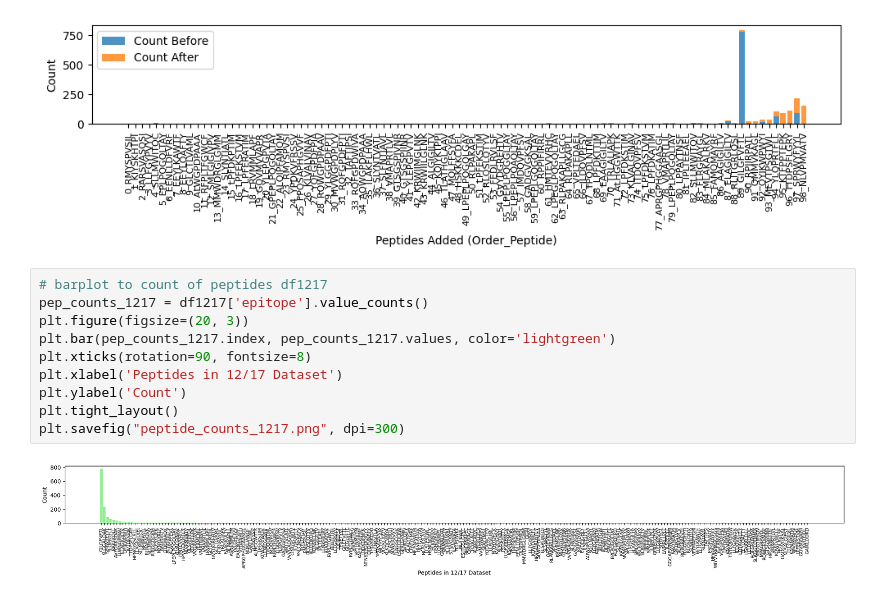
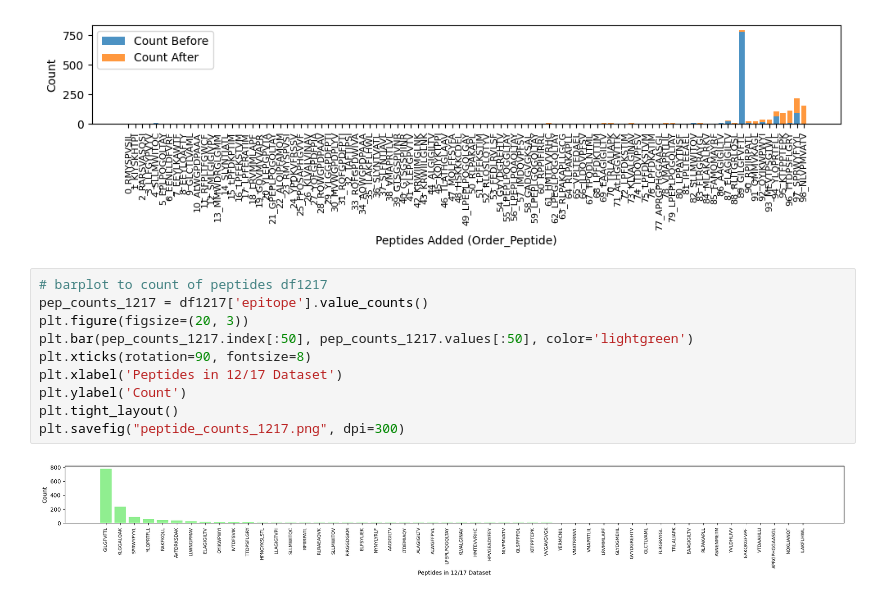
Before and after one commit to chagas98/MatchImmNet, a Jupyter notebook: notebooks/gradual_filling/performance.ipynb, the cells around one changed output. Saved outputs shown, nothing was run; the diff lists cells and outputs as text.

```diff
--- a/notebooks/gradual_filling/performance.ipynb
+++ b/notebooks/gradual_filling/performance.ipynb
@@ -285,12 +285,12 @@ plt.show()
 # %%
 # barplot to count of peptides df1217
 pep_counts_1217 = df1217['epitope'].value_counts()
 plt.figure(figsize=(20, 3))
-plt.bar(pep_counts_1217.index, pep_counts_1217.values, color='lightgreen')
+plt.bar(pep_counts_1217.index[:50], pep_counts_1217.values[:50], color='lightgreen')
 plt.xticks(rotation=90, fontsize=8)
 plt.xlabel('Peptides in 12/17 Dataset')
 plt.ylabel('Count')
 plt.tight_layout()
 plt.savefig("peptide_counts_1217.png", dpi=300)
 # %% [output]
-[figure, old version]
+[figure, new version]
```
Also changed, not shown: 11 other files.
